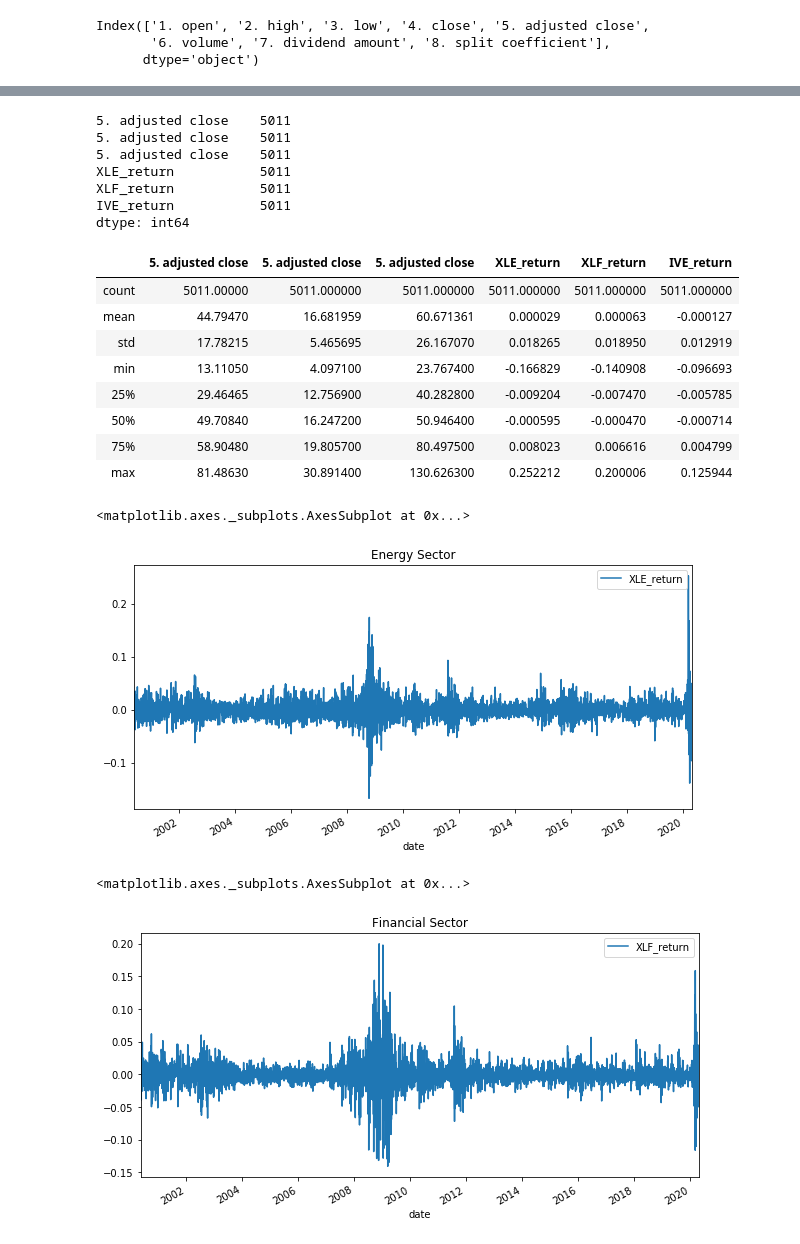
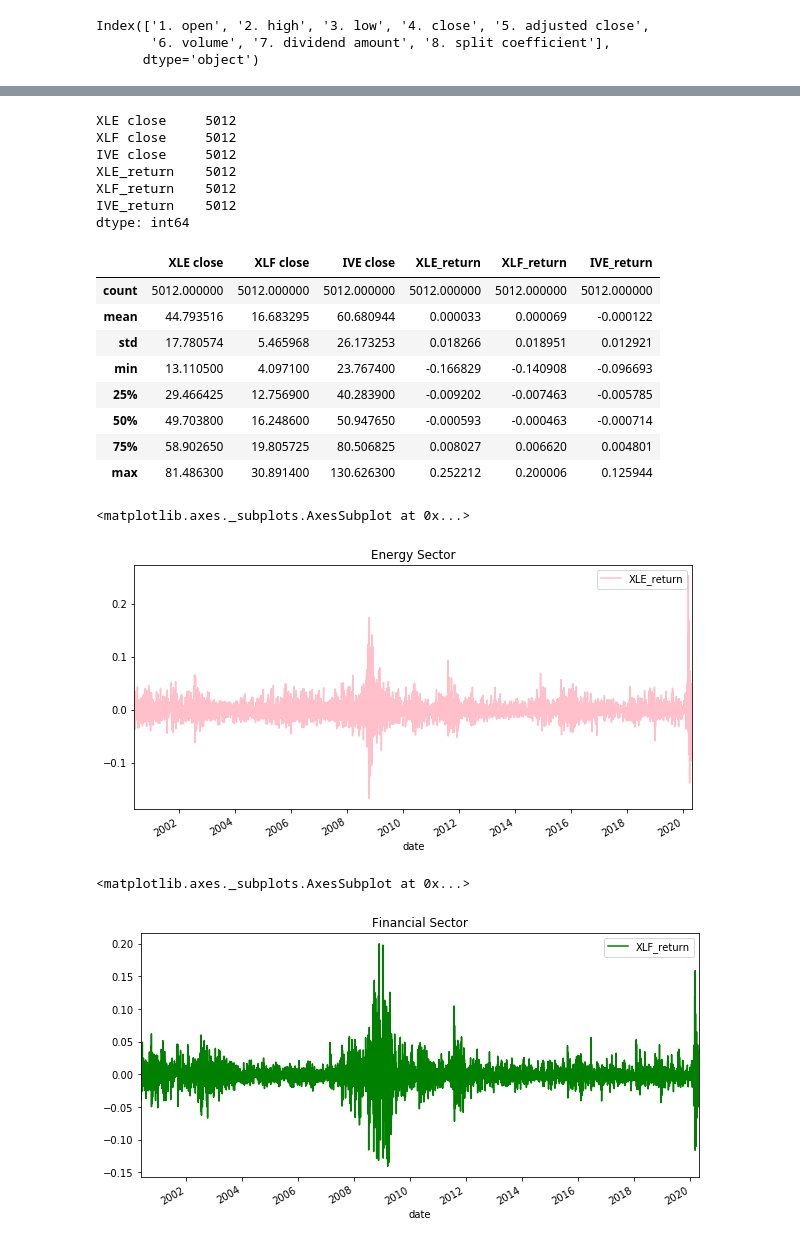
Before and after one commit to bkayratkyzy/Monte_Carlo_Simulations, a Jupyter notebook: notebooks/bulya.ipynb, the cells around one changed output, grey strips where cells are left out. Cells and saved outputs as stored; diff of their text form; code cells hidden in the pictures.

```diff
--- a/notebooks/bulya.ipynb
+++ b/notebooks/bulya.ipynb
@@ -80,0 +81,4 @@ concat_df.head()
+# %%
+columns = ['XLE close', 'XLF close', 'IVE close']
+concat_df.columns = columns
+concat_df.head()
@@ -142,33 +154,33 @@ dtype: object
 # %%
 concat_df.count()
 # %% [output]
-5. adjusted close    5011
-5. adjusted close    5011
-5. adjusted close    5011
-XLE_return           5011
-XLF_return           5011
-IVE_return           5011
+XLE close     5012
+XLF close     5012
+IVE close     5012
+XLE_return    5012
+XLF_return    5012
+IVE_return    5012
 dtype: int64
 # %%
 concat_df.describe()
 # %% [output]
-|  | 5. adjusted close | 5. adjusted close | 5. adjusted close | XLE_return | XLF_return | IVE_return |
-| count | 5011.00000 | 5011.000000 | 5011.000000 | 5011.000000 | 5011.000000 | 5011.000000 |
-| mean | 44.79470 | 16.681959 | 60.671361 | 0.000029 | 0.000063 | -0.000127 |
-| std | 17.78215 | 5.465695 | 26.167070 | 0.018265 | 0.018950 | 0.012919 |
-| min | 13.11050 | 4.097100 | 23.767400 | -0.166829 | -0.140908 | -0.096693 |
-| 25% | 29.46465 | 12.756900 | 40.282800 | -0.009204 | -0.007470 | -0.005785 |
-| 50% | 49.70840 | 16.247200 | 50.946400 | -0.000595 | -0.000470 | -0.000714 |
-| 75% | 58.90480 | 19.805700 | 80.497500 | 0.008023 | 0.006616 | 0.004799 |
-| max | 81.48630 | 30.891400 | 130.626300 | 0.252212 | 0.200006 | 0.125944 |
+|  | XLE close | XLF close | IVE close | XLE_return | XLF_return | IVE_return |
+| count | 5012.000000 | 5012.000000 | 5012.000000 | 5012.000000 | 5012.000000 | 5012.000000 |
+| mean | 44.793516 | 16.683295 | 60.680944 | 0.000033 | 0.000069 | -0.000122 |
+| std | 17.780574 | 5.465968 | 26.173253 | 0.018266 | 0.018951 | 0.012921 |
+| min | 13.110500 | 4.097100 | 23.767400 | -0.166829 | -0.140908 | -0.096693 |
+| 25% | 29.466425 | 12.756900 | 40.283900 | -0.009202 | -0.007463 | -0.005785 |
+| 50% | 49.703800 | 16.248600 | 50.947650 | -0.000593 | -0.000463 | -0.000714 |
+| 75% | 58.902650 | 19.805725 | 80.506825 | 0.008027 | 0.006620 | 0.004801 |
+| max | 81.486300 | 30.891400 | 130.626300 | 0.252212 | 0.200006 | 0.125944 |
 # %%
-concat_df['XLE_return'].plot(figsize=(10,5), legend= True, title= "Energy Sector")
+concat_df['XLE_return'].plot(figsize=(10,5), legend= True, title= "Energy Sector", color= "pink")
 # %% [output]
 <matplotlib.axes._subplots.AxesSubplot at 0x...>
-[figure, old version]
+[figure, new version]
 # %%
-concat_df['XLF_return'].plot(figsize=(10,5), legend= True, title="Financial Sector")
+concat_df['XLF_return'].plot(figsize=(10,5), legend= True, title="Financial Sector", color="green")
 # %% [output]
 <matplotlib.axes._subplots.AxesSubplot at 0x...>
-[figure, old version]
+[figure, new version]
 # %%
```
Also changed, not shown: parts of 11 cells of this notebook.
